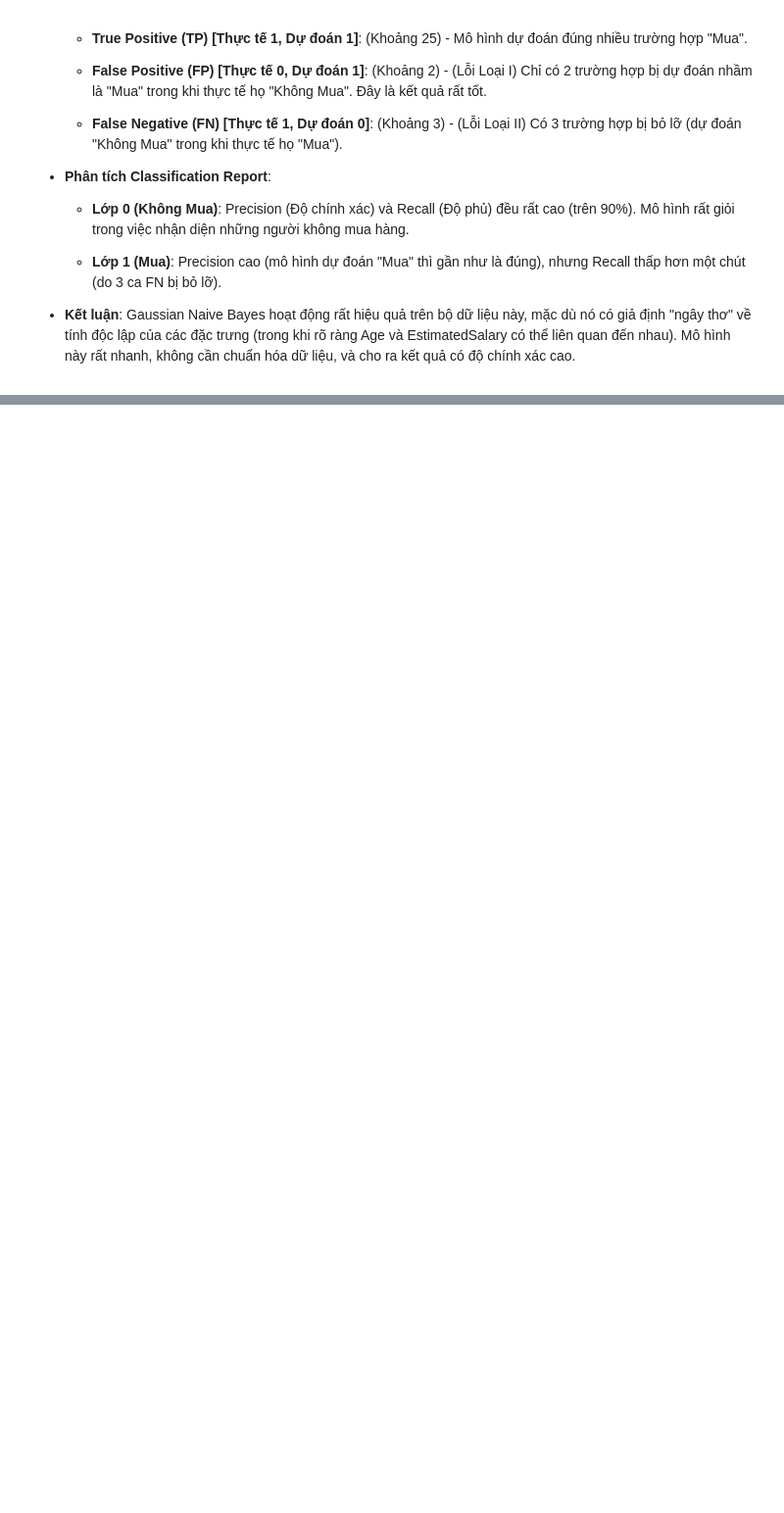
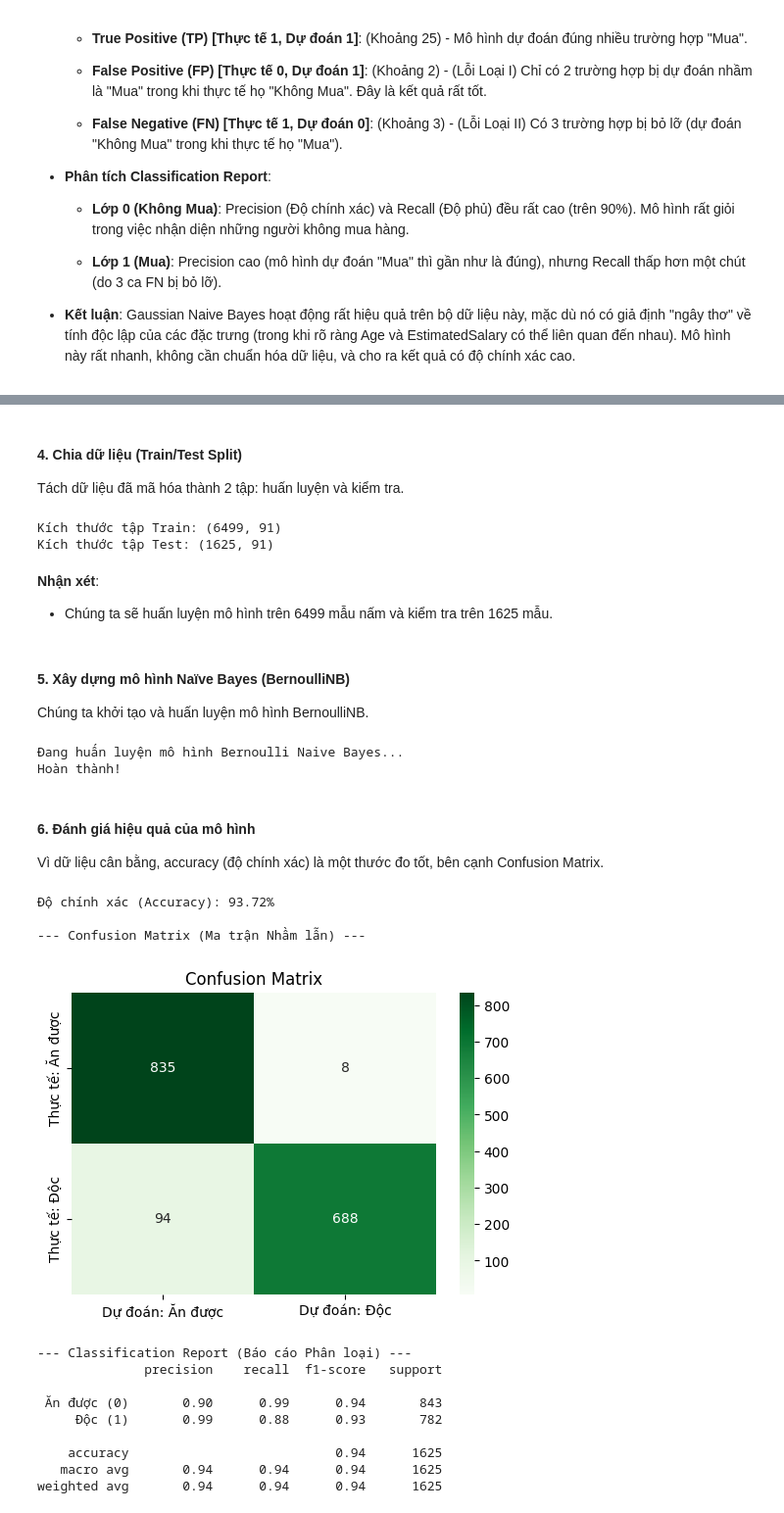
Before and after one commit to TranKhaiAn/sgu_2025_dataAnalysis, a Jupyter notebook: DA06_dl31-10/ThuatToanPhanLop.ipynb, the cells around one changed output, grey strips where cells are left out. Shown at 98% size. Cells and saved outputs as stored; diff of their text form; code cells hidden in the pictures; blank space fills up the shorter version.

Commit message:
Tạm thời hoàn thành 2.3 Còn xem lại chính tả

```diff
--- a/DA06_dl31-10/ThuatToanPhanLop.ipynb
+++ b/DA06_dl31-10/ThuatToanPhanLop.ipynb
@@ -2894,0 +3069,74 @@ Ma trận nhầm lẫn (Confusion Matrix) và Báo cáo (Classification Report)
+# %% [markdown]
+#### 4. Chia dữ liệu (Train/Test Split)
+Tách dữ liệu đã mã hóa thành 2 tập: huấn luyện và kiểm tra.
+# %%
+# Sử dụng X_encoded và y đã mã hóa
+X_train, X_test, y_train, y_test = train_test_split(X_encoded, y, test_size=0.2, random_state=42)
+
+print(f"\nKích thước tập Train: {X_train.shape}")
+print(f"Kích thước tập Test: {X_test.shape}")
+# %% [output]
+Kích thước tập Train: (6499, 91)
+Kích thước tập Test: (1625, 91)
+# %% [markdown]
+**Nhận xét**:
+
+- Chúng ta sẽ huấn luyện mô hình trên 6499 mẫu nấm và kiểm tra trên 1625 mẫu.
+# %% [markdown]
+#### 5. Xây dựng mô hình Naïve Bayes (BernoulliNB)
+Chúng ta khởi tạo và huấn luyện mô hình BernoulliNB.
+# %%
+# 1. Khởi tạo mô hình
+# Chúng ta dùng BernoulliNB() vì các đặc trưng đều là 0/1 (nhị phân)
+# alpha=1.0 là tham số làm mượt (Laplace smoothing), giữ nguyên mặc định
+classifier = BernoulliNB()
+
+# 2. Huấn luyện mô hình
+print("\nĐang huấn luyện mô hình Bernoulli Naive Bayes...")
+classifier.fit(X_train, y_train)
+print("Hoàn thành!")
+# %% [output]
+Đang huấn luyện mô hình Bernoulli Naive Bayes...
+Hoàn thành!
+# %% [markdown]
+#### 6. Đánh giá hiệu quả của mô hình
+Vì dữ liệu cân bằng, accuracy (độ chính xác) là một thước đo tốt, bên cạnh Confusion Matrix.
+# %%
+# 1. Đưa ra dự đoán trên tập test
+y_pred = classifier.predict(X_test)
+
+# 2. Đánh giá mô hình
+accuracy = accuracy_score(y_test, y_pred)
+conf_matrix = confusion_matrix(y_test, y_pred)
+classification_rep = classification_report(y_test, y_pred, target_names=['Ăn được (0)', 'Độc (1)'])
+
+print(f"\nĐộ chính xác (Accuracy): {accuracy * 100:.2f}%")
+
+print("\n--- Confusion Matrix (Ma trận Nhầm lẫn) ---")
+# Trực quan hóa Confusion Matrix
+plt.figure(figsize = (6,4))
+sns.heatmap(conf_matrix,
+            annot=True, # Hiển thị số lượng
+            fmt='d',    # Định dạng số nguyên
+            cmap="Greens",
+            xticklabels=['Dự đoán: Ăn được', 'Dự đoán: Độc'],
+            yticklabels=['Thực tế: Ăn được', 'Thực tế: Độc'])
+plt.title('Confusion Matrix')
+plt.show()
+
+print("\n--- Classification Report (Báo cáo Phân loại) ---")
+print(classification_rep)
+# %% [output]
+Độ chính xác (Accuracy): 93.72%
+
+--- Confusion Matrix (Ma trận Nhầm lẫn) ---
+[figure, added]
+--- Classification Report (Báo cáo Phân loại) ---
+              precision    recall  f1-score   support
+
+ Ăn được (0)       0.90      0.99      0.94       843
+     Độc (1)       0.99      0.88      0.93       782
+
+    accuracy                           0.94      1625
+   macro avg       0.94      0.94      0.94      1625
+weighted avg       0.94      0.94      0.94      1625
```
Also changed, not shown: parts of 17 cells of this notebook.
